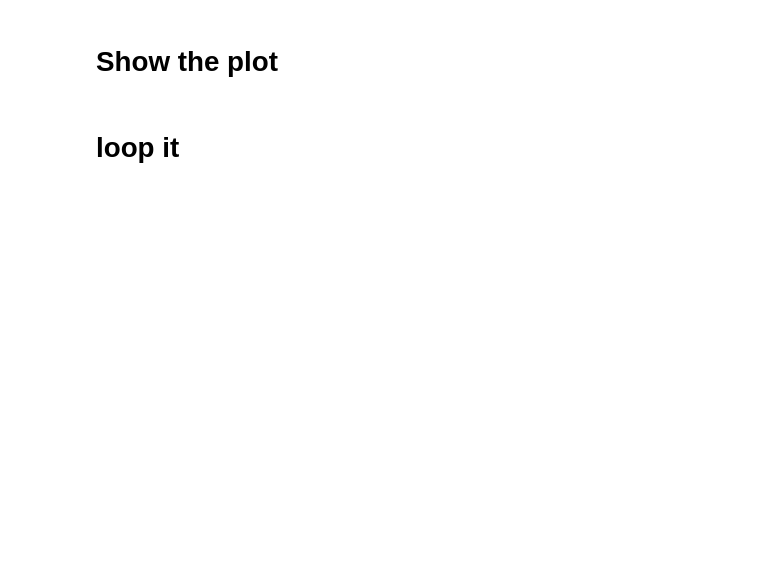
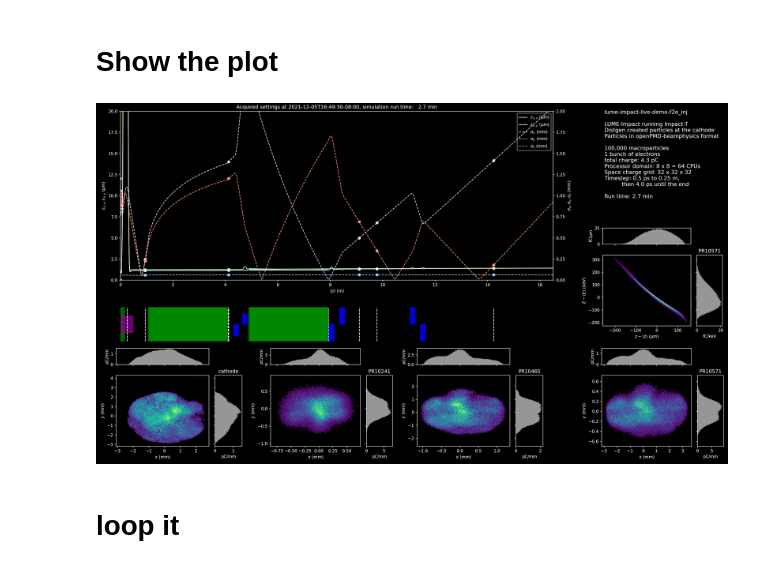
Before and after one commit to ChristopherMayes/lume-impact-live-demo, a Jupyter notebook: lume-impact-live-demo.ipynb, the cells around one changed output. Cells and saved outputs as stored; diff of their text form; code cells hidden in the pictures; blank space fills up the shorter version.

```diff
--- a/lume-impact-live-demo.ipynb
+++ b/lume-impact-live-demo.ipynb
@@ -133,0 +192,3 @@ if DEBUG:
+# %%
+MONITOR = {pvname:epics.PV(pvname) for pvname in PVLIST}
+sleep(5)
@@ -133,0 +235,22 @@ if DEBUG:
+# %%
+# Saving and loading
+def save_pvdata(filename, pvdata, isotime):
+    with h5py.File(filename, 'w') as h5:
+        h5.attrs['isotime'] = np.string_(isotime)
+        for k, v in pvdata.items():
+            if isinstance(v, str):
+                v =  np.string_(v)
+            h5[k] = v
+def load_pvdata(filename):
+    pvdata = {}
+    with h5py.File(filename, 'r') as h5:
+        isotime = h5.attrs['isotime']
+        for k in h5:
+            v = np.array(h5[k])
+            if v.dtype.char == 'S':
+                v = str(v.astype(str))
+            pvdata[k] = v
+
+    return pvdata, isotime
+save_pvdata('test.h5', PVDATA, isotime())
+load_pvdata('test.h5')
@@ -221,8 +388,9 @@ def run1():
     dat = {}
 
     # Acquire settings
-    mysettings, df = get_live_settings(CSV, SETTINGS0)
-    itime = isotime()
+    mysettings, df, img, cutimg, itime = get_live_settings(CSV, SETTINGS0, snapshot_dir=SNAPSHOT_PATH)
+
+
     dat['isotime'] = itime
 
     # Record inputs
@@ -231,7 +399,7 @@ def run1():
     dat['pv_mapping_dataframe'] = df.to_dict()
 
 
-    logger.info(f'Acquired settings from EPICS at: {itime}')
+
     logger.info(f'Running evaluate_impact_with_distgen...')
 
     t0 = time()
@@ -247,7 +415,8 @@ def run1():
     logger.info(f'Output written: {fname}')
     return dat
 # %%
+%%time
 # Here are the results
-#result = run1()
-#result.keys()
+result = run1()
+result.keys()
 # %% [output]
@@ -268,8 +441,10 @@ Output written: /sdf/home/c/cmayes/GitHub/lume-impact-live-demo/output/lume-impa
 # %% [markdown]
 # Show the plot
 # %%
-#from IPython.display import Image
-#Image(filename=result['outputs']['plot_file'])
+from IPython.display import Image
+Image(filename=result['outputs']['plot_file'])
+# %% [output]
+[figure, added]
 # %% [markdown]
 # loop it
 # %%
```
Also changed, not shown: parts of 17 cells of this notebook, 6 other files.
